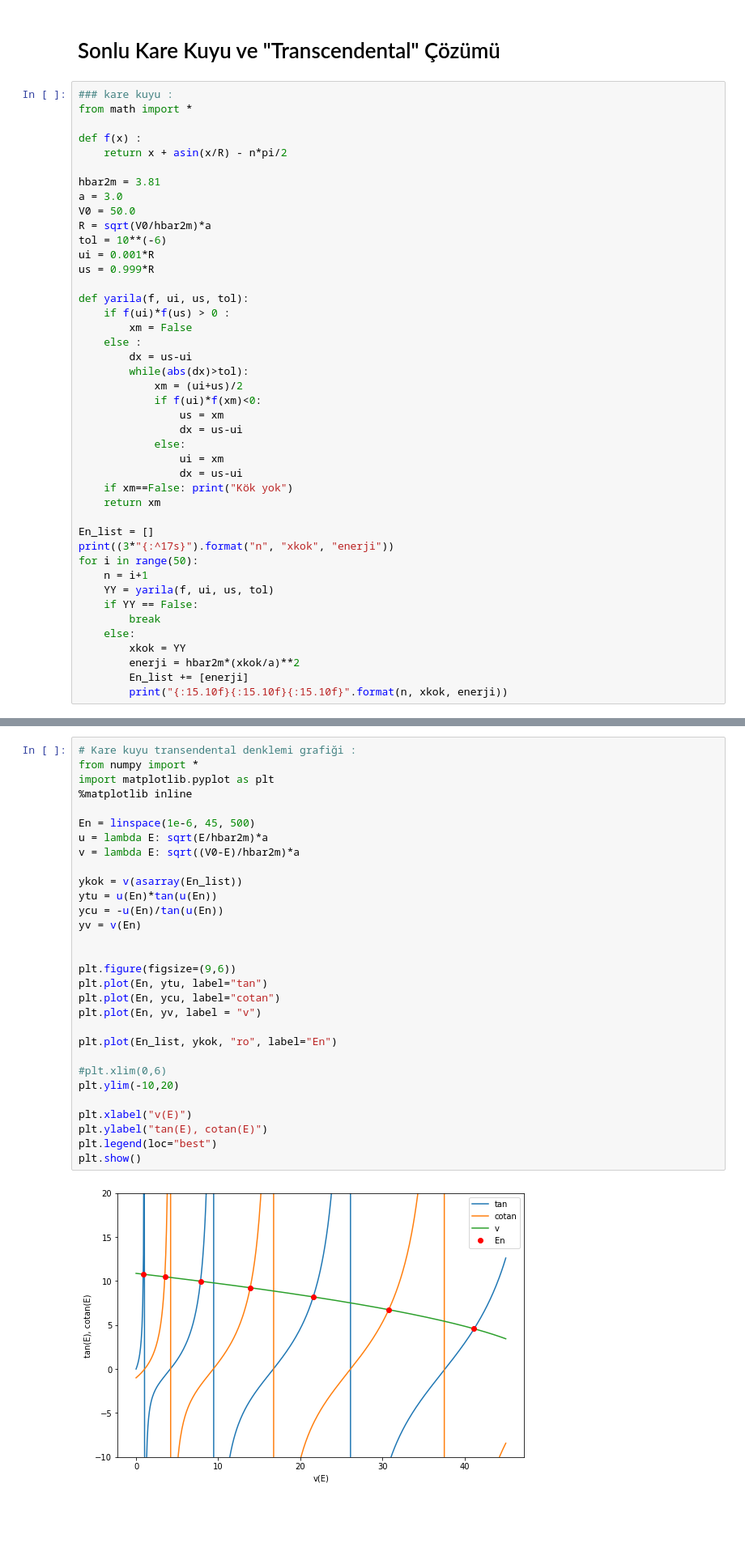
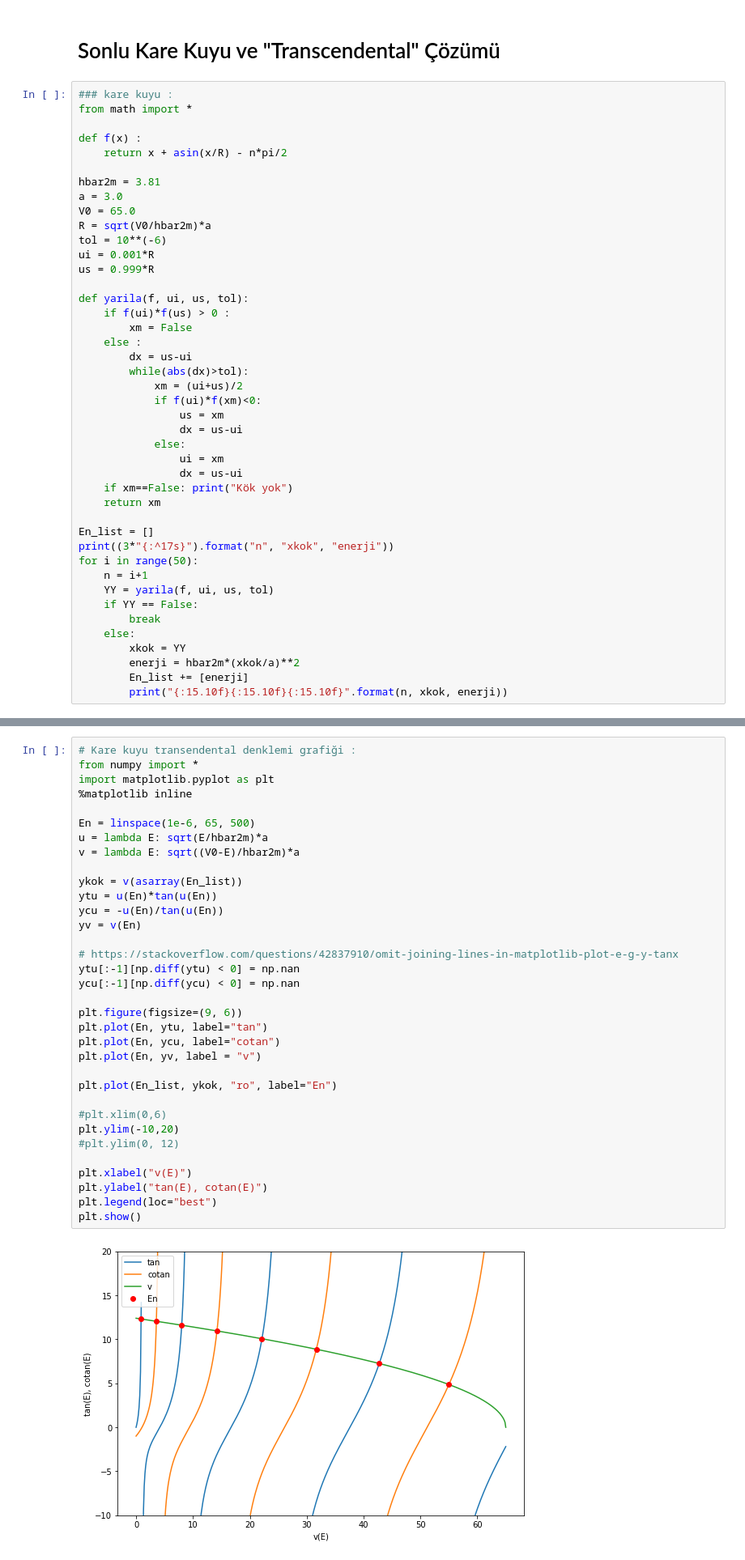
Before and after one commit to mkarakoc/Kuantum_Fizigi, a Jupyter notebook: programlar/SonluKareKuyu_transcendental_cozumu.ipynb, the cells around one changed output, grey strips where cells are left out. Shown at 81% size. Cells and saved outputs as stored; diff of their text form; blank space fills up the shorter version.

```diff
--- a/programlar/SonluKareKuyu_transcendental_cozumu.ipynb
+++ b/programlar/SonluKareKuyu_transcendental_cozumu.ipynb
@@ -9,7 +9,7 @@ def f(x) :
 
 hbar2m = 3.81
 a = 3.0
-V0 = 50.0
+V0 = 65.0
 R = sqrt(V0/hbar2m)*a
 tol = 10**(-6)
 ui = 0.001*R
@@ -56,32 +57,36 @@ Kök yok
 # %%
 # Kare kuyu transendental denklemi grafiği :
 from numpy import *
 import matplotlib.pyplot as plt
 %matplotlib inline
 
-En = linspace(1e-6, 45, 500)
+En = linspace(1e-6, 65, 500)
 u = lambda E: sqrt(E/hbar2m)*a
 v = lambda E: sqrt((V0-E)/hbar2m)*a
 
 ykok = v(asarray(En_list))
 ytu = u(En)*tan(u(En))
 ycu = -u(En)/tan(u(En))
 yv = v(En)
 
+# https://stackoverflow.com/questions/42837910/omit-joining-lines-in-matplotlib-plot-e-g-y-tanx
+ytu[:-1][np.diff(ytu) < 0] = np.nan
+ycu[:-1][np.diff(ycu) < 0] = np.nan
 
-plt.figure(figsize=(9,6))
+plt.figure(figsize=(9, 6))
 plt.plot(En, ytu, label="tan")
 plt.plot(En, ycu, label="cotan")
 plt.plot(En, yv, label = "v")
 
 plt.plot(En_list, ykok, "ro", label="En")
 
 #plt.xlim(0,6)
 plt.ylim(-10,20)
+#plt.ylim(0, 12)
 
 plt.xlabel("v(E)")
 plt.ylabel("tan(E), cotan(E)")
 plt.legend(loc="best")
 plt.show()
 # %% [output]
-[figure, old version]
+[figure, new version]
```
Also changed, not shown: parts of 3 cells of this notebook.
